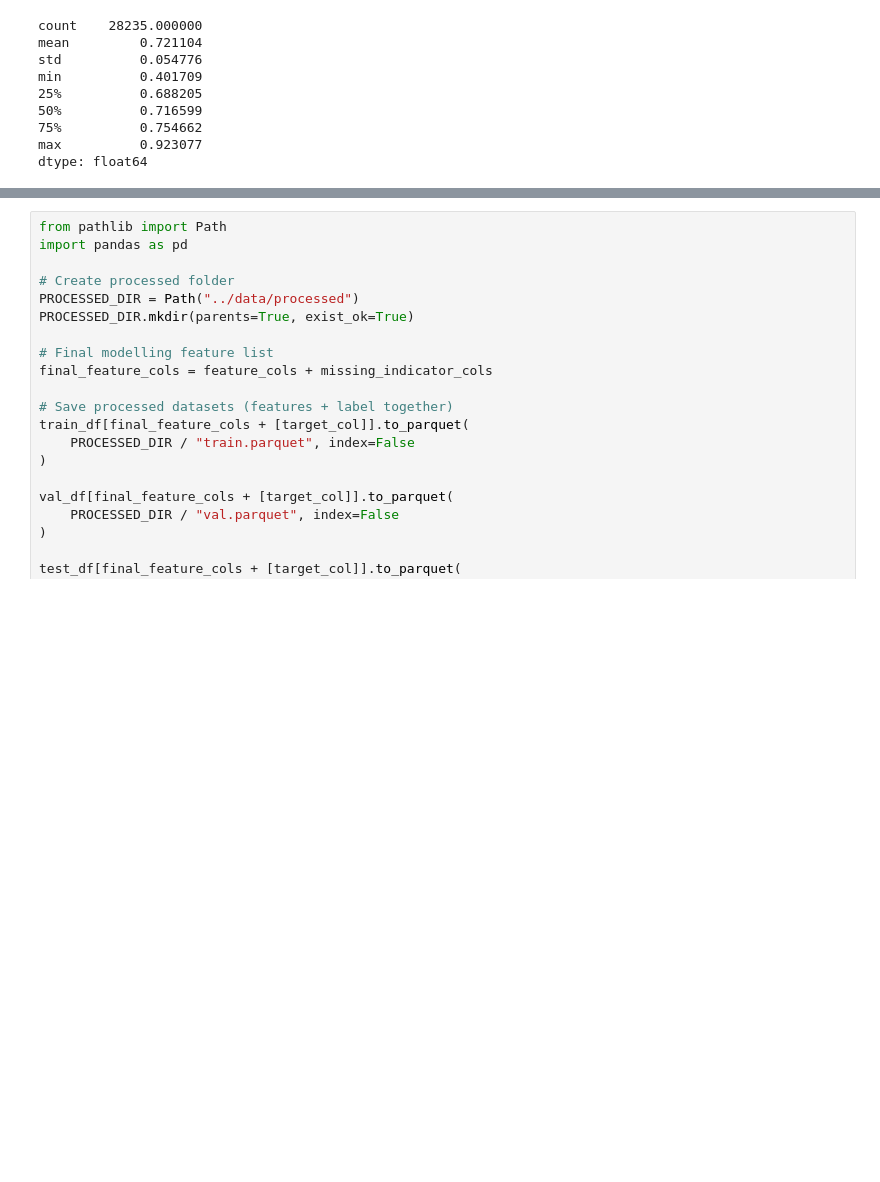
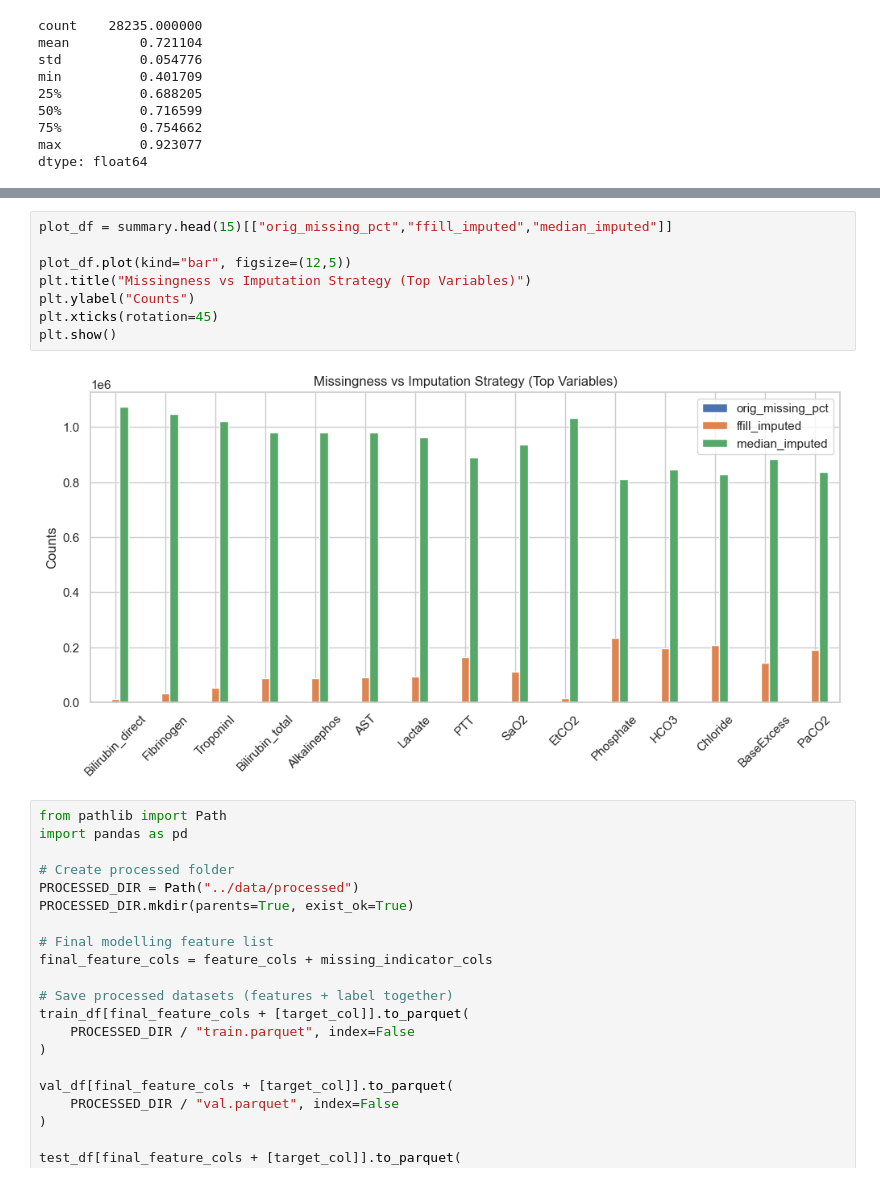
Before and after one commit to nikhithanjani5/EarlySepsisPrediction, a Jupyter notebook: notebooks/02_preprocessing.ipynb, the cells around one changed output, grey strips where cells are left out. Drawn from its saved outputs; the diff is of its cells as text; blank space fills up the shorter version.

```diff
--- a/notebooks/02_preprocessing.ipynb
+++ b/notebooks/02_preprocessing.ipynb
@@ -376,3 +376,13 @@ plt.show()
+# %%
+plot_df = summary.head(15)[["orig_missing_pct","ffill_imputed","median_imputed"]]
+
+plot_df.plot(kind="bar", figsize=(12,5))
+plt.title("Missingness vs Imputation Strategy (Top Variables)")
+plt.ylabel("Counts")
+plt.xticks(rotation=45)
+plt.show()
+# %% [output]
+[figure, added]
 # %%
 from pathlib import Path
 import pandas as pd
```
Also changed, not shown: parts of 3 cells of this notebook, 2 other files.
